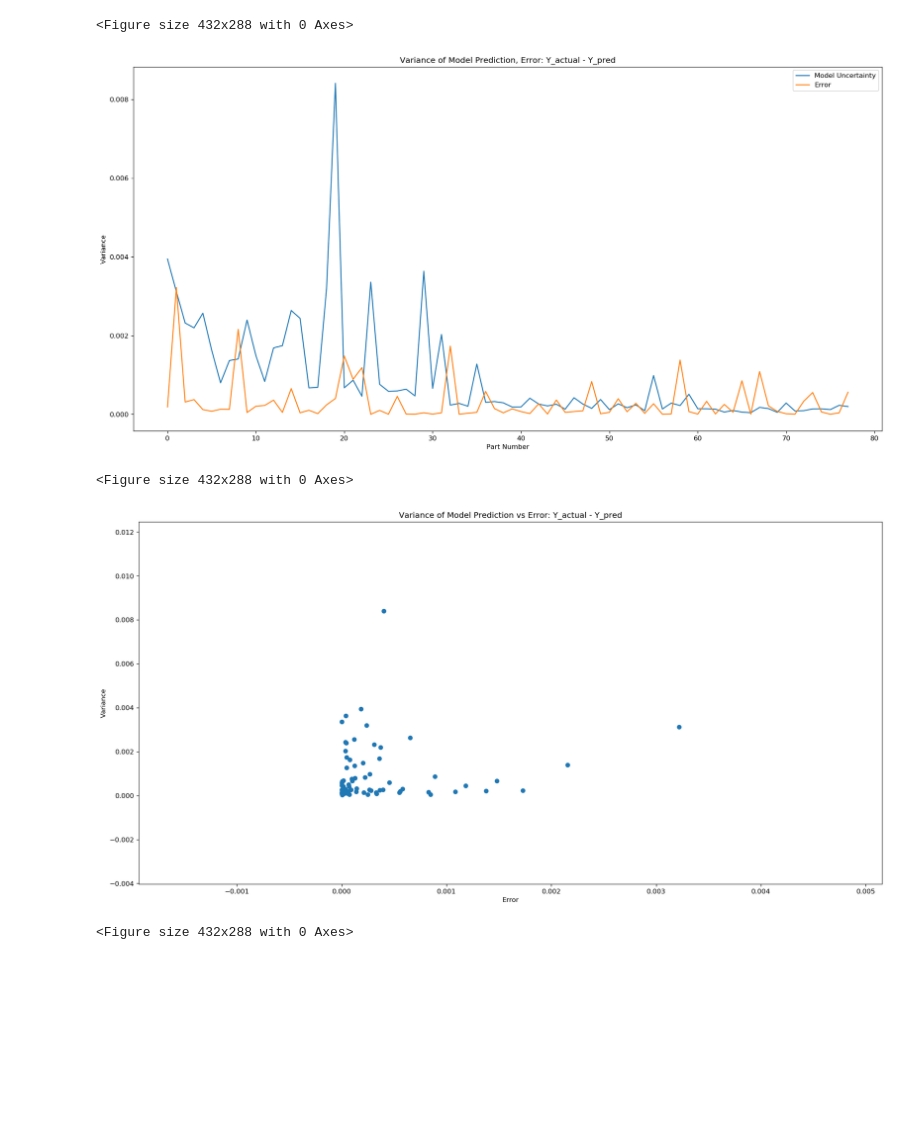
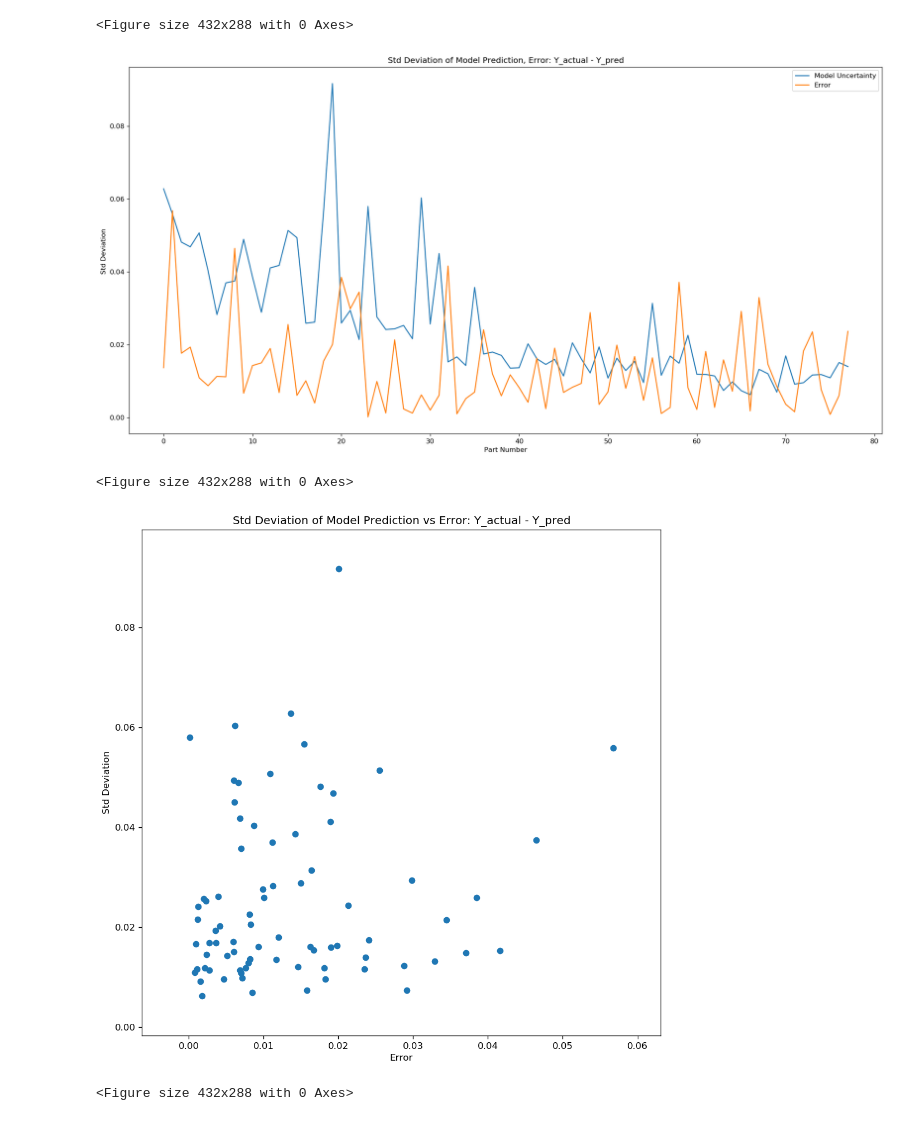
Before and after one commit to bangxiangyong/UCAM_STRATH_MET4FOF, a Jupyter notebook: jupyter/BNN.ipynb, the cells around one changed output. Cells and saved outputs as stored; diff of their text form; code cells hidden in the pictures; blank space fills up the shorter version.

```diff
--- a/jupyter/BNN.ipynb
+++ b/jupyter/BNN.ipynb
@@ -289,35 +289,35 @@ plt.clf()
 <Figure size 432x288 with 0 Axes>
 # %%
 #error vs uncertainty of model prediction
-error_v1 = np.abs(y_actual-y_pred_mean_kfold_np)**
+error_v1 = np.abs(y_actual-y_pred_mean_kfold_np)
 y_pred_kfold_std_np_abs = np.abs(y_pred_kfold_std_np)
 
 fig = plt.figure(2,dpi=120,figsize=(20,10))
 #error_v1 = y_actual-y_pred_mean_kfold_np
 plt.plot(y_pred_kfold_std_np_abs)
 plt.plot(error_v1)
-plt.title("Variance of Model Prediction, Error: Y_actual - Y_pred")
-plt.ylabel("Variance")
+plt.title("Std Deviation of Model Prediction, Error: Y_actual - Y_pred")
+plt.ylabel("Std Deviation ")
 plt.xlabel("Part Number")
 plt.legend(["Model Uncertainty","Error"])
 plt.show()
 plt.clf()
 # %% [output]
-[figure, old version]
+[figure, new version]
 <Figure size 432x288 with 0 Axes>
 # %%
 error_v1 = np.abs(y_actual-y_pred_mean_kfold_np)
 y_pred_kfold_std_np_abs = np.abs(y_pred_kfold_std_np)
 
-fig = plt.figure(2,dpi=120,figsize=(20,10))
-plt.title("Variance of Model Prediction vs Error: Y_actual - Y_pred")
-plt.ylabel("Variance")
+fig = plt.figure(2,dpi=120,figsize=(10,10))
+plt.title("Std Deviation of Model Prediction vs Error: Y_actual - Y_pred")
+plt.ylabel("Std Deviation")
 plt.xlabel("Error")
 plt.scatter(error_v1,y_pred_kfold_std_np_abs)
 plt.show()
 plt.clf()
 # %% [output]
-[figure, old version]
+[figure, new version]
 <Figure size 432x288 with 0 Axes>
 # %%
 y_pred_kfold_std_np_abs
```
Also changed, not shown: parts of 1 cell of this notebook, 1 other file.
